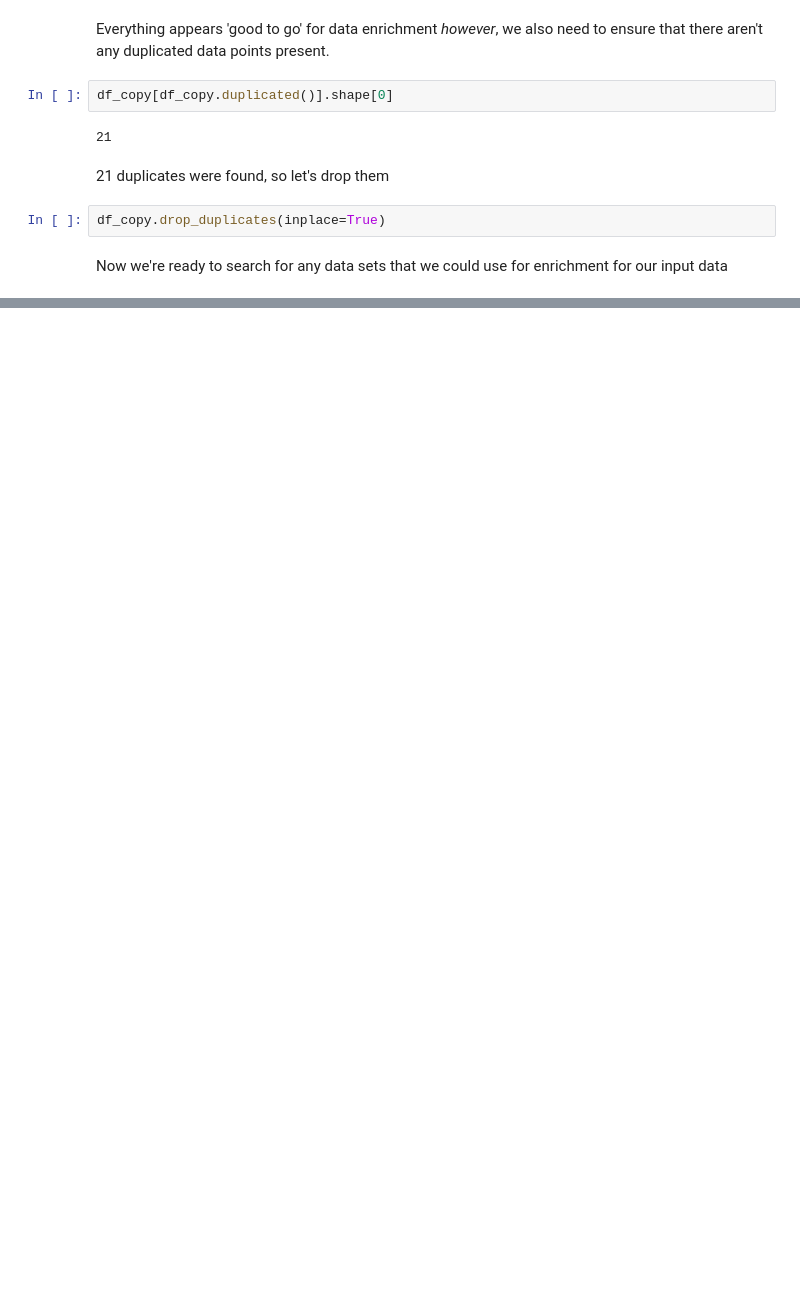
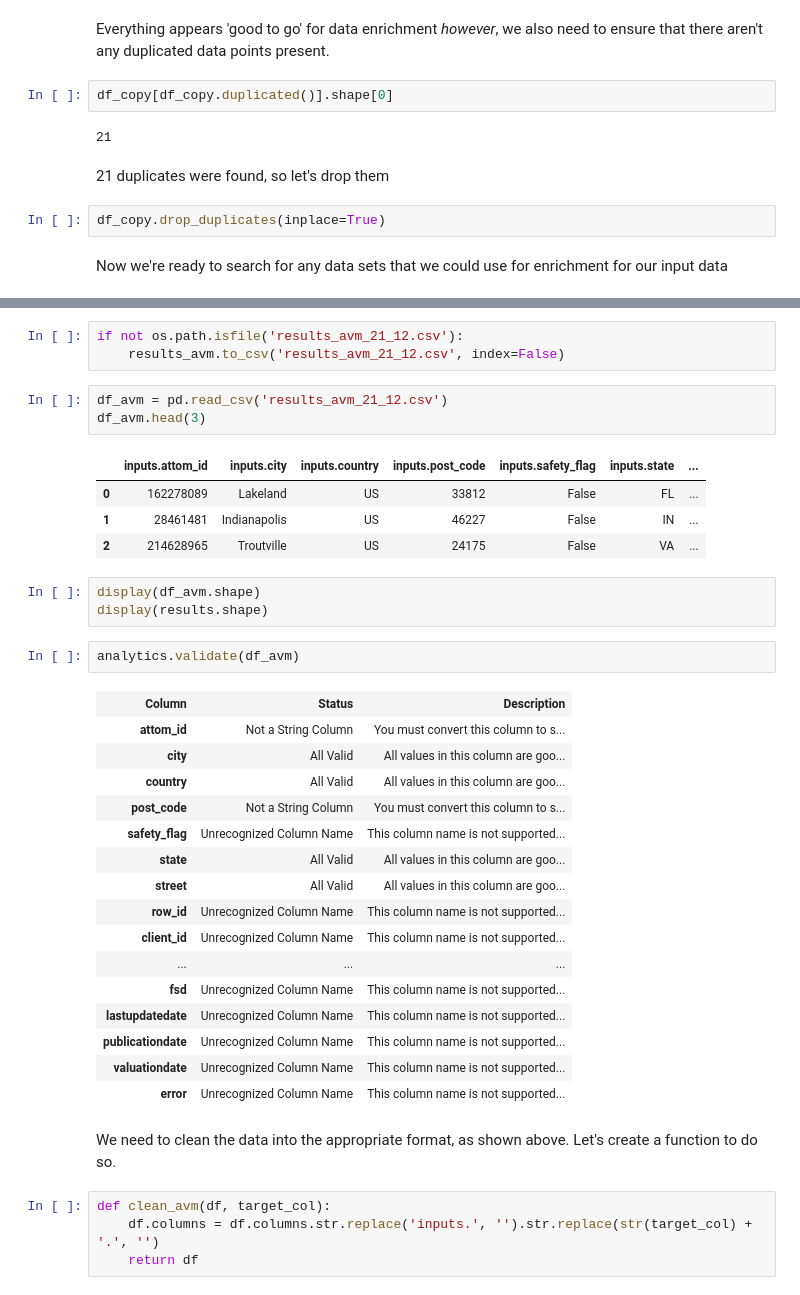
Before and after one commit to JohnnyTeutonic/DE-Code-Challenge-Jonathan, a Jupyter notebook: demystdata-challenge.ipynb, the cells around one changed output, grey strips where cells are left out. Saved outputs shown, nothing was run; the diff lists cells and outputs as text; blank space fills up the shorter version.

```diff
--- a/demystdata-challenge.ipynb
+++ b/demystdata-challenge.ipynb
@@ -307,0 +461,40 @@ __init__() missing 1 required positional argument: 'config'
+# %%
+if not os.path.isfile('results_avm_21_12.csv'):
+    results_avm.to_csv('results_avm_21_12.csv', index=False)
+# %%
+df_avm = pd.read_csv('results_avm_21_12.csv')
+df_avm.head(3)
+# %% [output]
+|  | inputs.attom_id | inputs.city | inputs.country | inputs.post_code | inputs.safety_flag | inputs.state | ... |
+| 0 | 162278089 | Lakeland | US | 33812 | False | FL | ... |
+| 1 | 28461481 | Indianapolis | US | 46227 | False | IN | ... |
+| 2 | 214628965 | Troutville | US | 24175 | False | VA | ... |
+# %%
+display(df_avm.shape)
+display(results.shape)
+# %%
+analytics.validate(df_avm)
+# %% [output]
+| Column | Status | Description |
+| attom_id | Not a String Column | You must convert this column to s... |
+| city | All Valid | All values in this column are goo... |
+| country | All Valid | All values in this column are goo... |
+| post_code | Not a String Column | You must convert this column to s... |
+| safety_flag | Unrecognized Column Name | This column name is not supported... |
+| state | All Valid | All values in this column are goo... |
+| street | All Valid | All values in this column are goo... |
+| row_id | Unrecognized Column Name | This column name is not supported... |
+| client_id | Unrecognized Column Name | This column name is not supported... |
+| ... | ... | ... |
+| fsd | Unrecognized Column Name | This column name is not supported... |
+| lastupdatedate | Unrecognized Column Name | This column name is not supported... |
+| publicationdate | Unrecognized Column Name | This column name is not supported... |
+| valuationdate | Unrecognized Column Name | This column name is not supported... |
+| error | Unrecognized Column Name | This column name is not supported... |
+# %% [markdown]
+We need to clean the data into the appropriate format, as shown above.
+Let's create a function to do so.
+# %%
+def clean_avm(df, target_col):
+    df.columns = df.columns.str.replace('inputs.', '').str.replace(str(target_col) + '.', '')
+    return df
```
Also changed, not shown: parts of 90 cells of this notebook.
